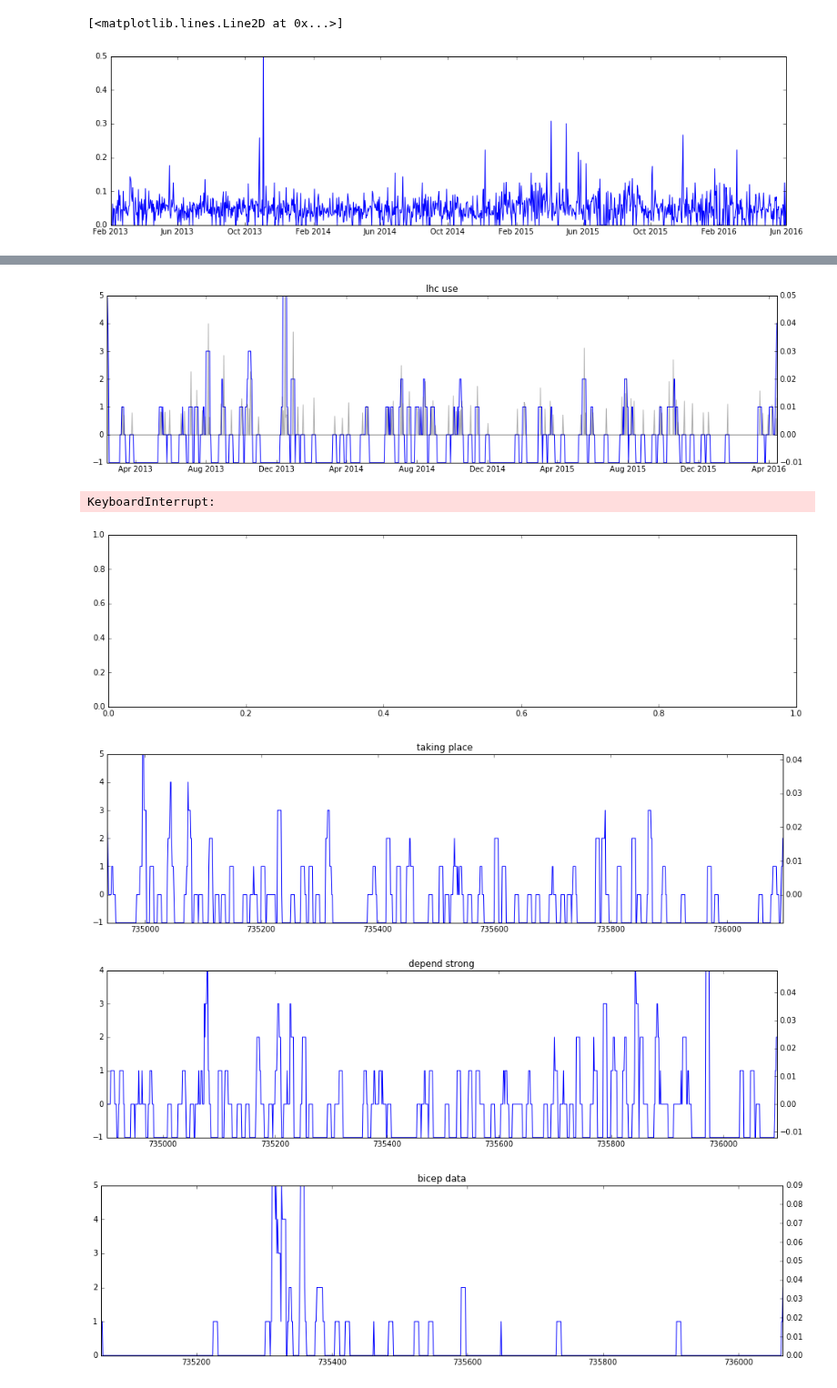
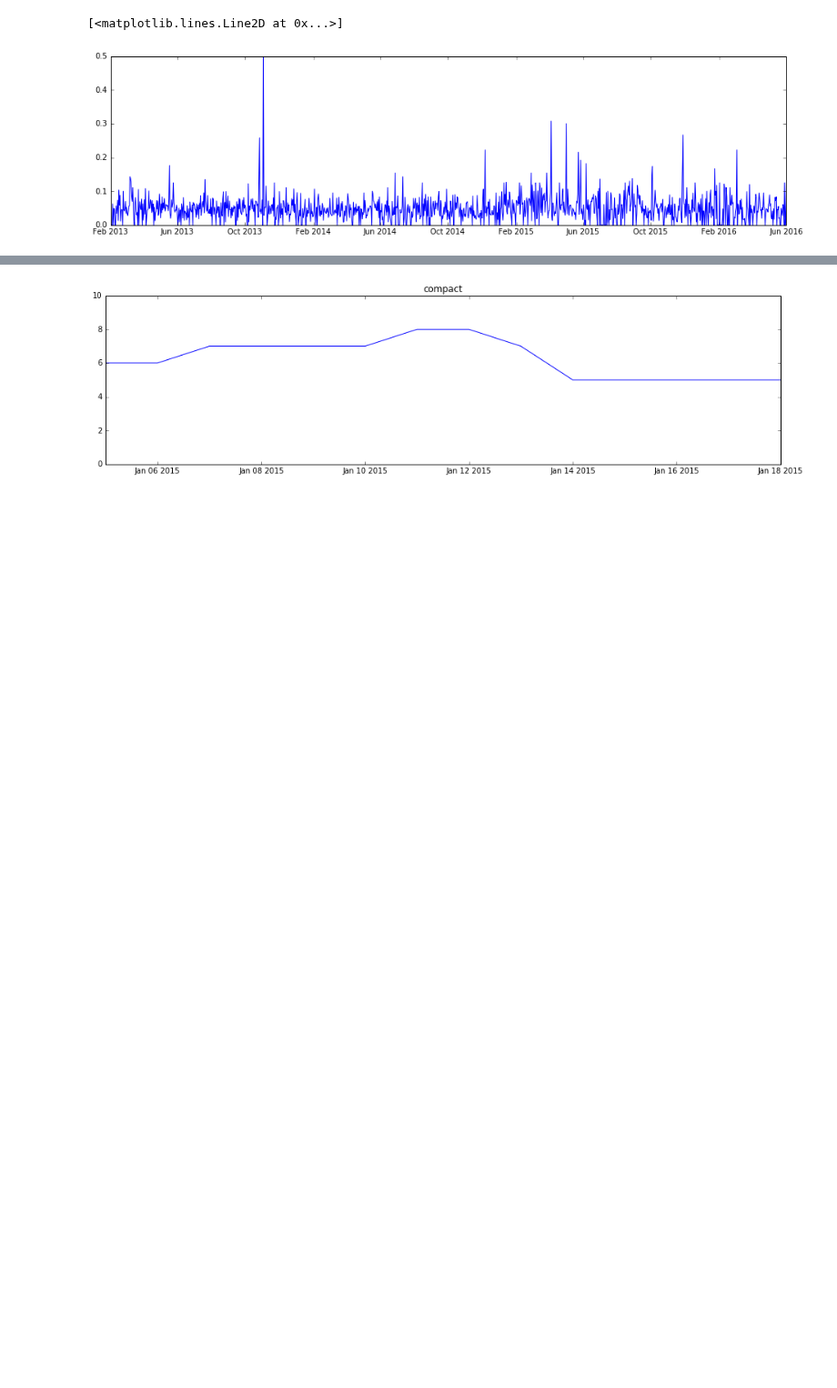
Before and after one commit to inspirehep/invenio-trends, a Jupyter notebook: research/Classification.ipynb, the cells around one changed output, grey strips where cells are left out. Shown at 91% size. Saved outputs shown, nothing was run; the diff lists cells and outputs as text; code cells hidden in the pictures; blank space fills up the shorter version.

```diff
--- a/research/Classification.ipynb
+++ b/research/Classification.ipynb
@@ -3,7 +3,7 @@
 # %%
 def terms_by_day(terms, start='1900-01-01', end='2020-01-01'):
     all_terms = Search(index='hep-analysis')[0:0] \
-        .filter('range', earliest_date={'gte': start, 'lt': end})
+        .filter('range', earliest_date={'gte': start, 'lte': end})
     all_terms.aggs.bucket(
         'group_by_date',
         'date_histogram',
@@ -78,5 +78,5 @@ plt.plot(x, dy)
 # %%
-raw = fold_vectors(term_vectors(interval_ids('2013-03-01', days=600), 'abstracts.value'))
+raw = fold_vectors(term_vectors(interval_ids('2015-01-01', days=20), 'abstracts.value'))
 # %%
 selected = {}
 for k, v in sorted(raw.items()):
@@ -94,0 +85,2 @@ def align_origin(ax1, ax2):
+# %%
+terms = sorted(selected.items(), key=lambda x: x[1]['doc_freq'])[:100]
@@ -95,40 +91,45 @@ def align_origin(ax1, ax2):
 # %%
 marked = []
 unmarked = []
 
-while True:
+for term, _ in terms:
 
-    term = np.random.choice(terms)
-    x, y = terms_by_day(term)
+    x, y = terms_by_day(term, start='2015-01-01', end='2015-01-21')
+    tx, ty = terms_by_day(term)
 
-    ay = sp.signal.convolve(repeat_sides(3, y), [1, 1, 1, 1, 1, 1, 1], mode='valid')
-    sy = sp.stats.zscore(ay)
-    dy = np.digitize(sy, np.linspace(-5, 5, 10))
+    if not len(y):
+        continue
+
+    ay = sp.signal.convolve(y, [1, 1, 1, 1, 1, 1, 1], mode='valid')
+    aty = sp.signal.convolve(ty, [1, 1, 1, 1, 1, 1, 1], mode='valid')
+
+    x = x[3:-3]
+    tx = tx[3:-3]
+
+    sy = (ay - np.mean(aty)) / np.std(aty)
+    sty = (aty - np.mean(aty)) / np.std(aty)
+
+    dy = np.digitize(sy, np.linspace(-4, 4, 10))
+    dty = np.digitize(sty, np.linspace(-4, 4, 10))
 
     plt.gca().cla()
-    fig, ax1 = plt.subplots()
+
     plt.title(term)
-    ax1.plot(x, dy - 5)
-    ax2 = ax1.twinx()
-    ax2.fill_between(x, 0, y, facecolor='lightgrey', alpha=0.3)
-    align_origin(ax1, ax2)
+    plt.ylim(0, 10)
+    plt.plot(x, dy)
+    #plt.plot(tx, dty)
 
     IPython.display.clear_output(wait=True)
     IPython.display.display(plt.gcf())
 
     command = input()
     if command == 'q':
         break
     elif command == 'a': # add mark
         marked.append(term)
     elif command == 'd': # delete mark
         unmarked.append(term)
 
-display.clear_output()
+IPython.display.clear_output()
 # %% [output]
-[figure, old version]
+[figure, new version]
-KeyboardInterrupt:
-[figure, removed]
-[figure, removed]
-[figure, removed]
-[figure, removed]
```
Also changed, not shown: parts of 17 cells of this notebook.
